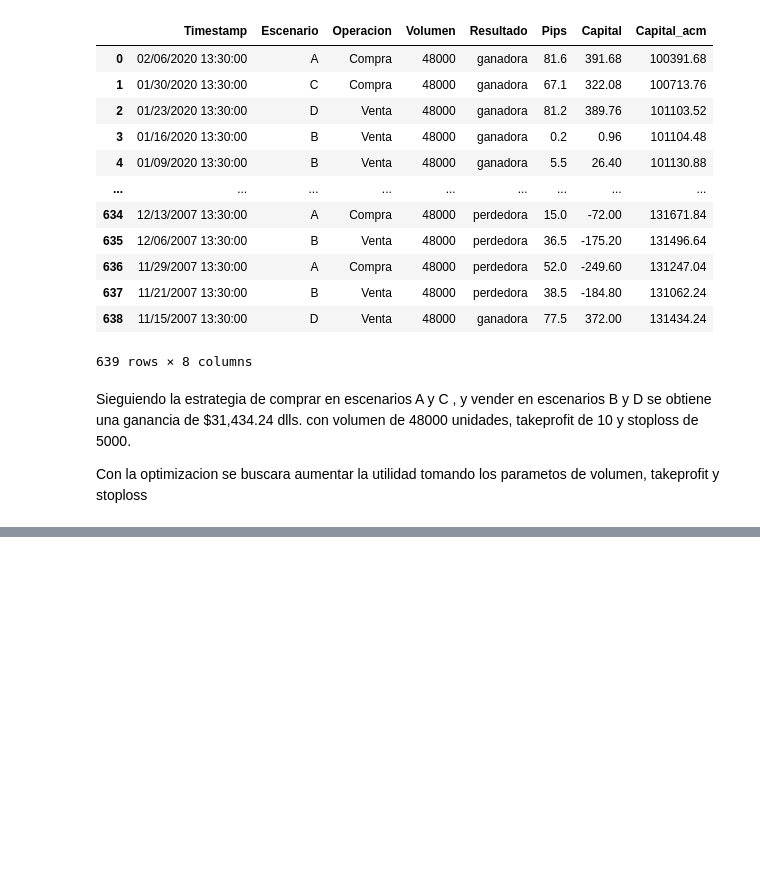
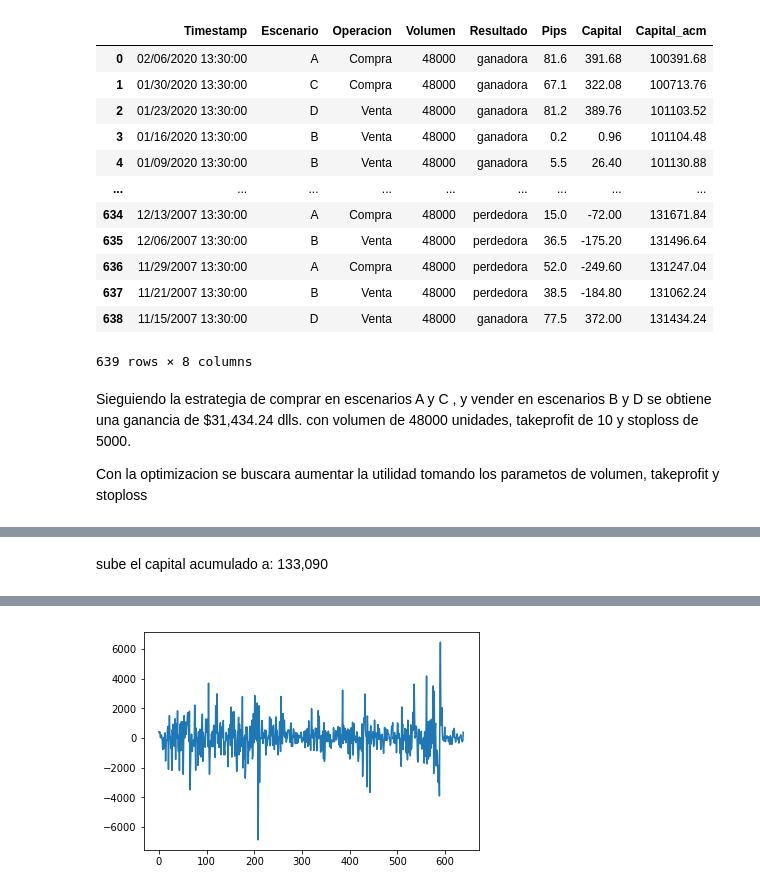
Before and after one commit to luisangelrp97/LAB_4_LARP, a Jupyter notebook: notebook.ipynb, the cells around one changed output, grey strips where cells are left out. Saved outputs shown, nothing was run; the diff lists cells and outputs as text; code cells hidden in the pictures; blank space fills up the shorter version.

```diff
--- a/notebook.ipynb
+++ b/notebook.ipynb
@@ -190,0 +240,6 @@ Con la optimizacion se buscara aumentar la utilidad tomando los parametos de vol
+# %% [markdown]
+sube el capital acumulado a: 133,090
+# %%
+#auemnenta tp y stoplss, volumen se mantiene
+fn.optimi(5500,20,50000)
+# %% [output]
@@ -190,0 +263 @@ Con la optimizacion se buscara aumentar la utilidad tomando los parametos de vol
+[figure, added]
```
Also changed, not shown: parts of 23 cells of this notebook.
